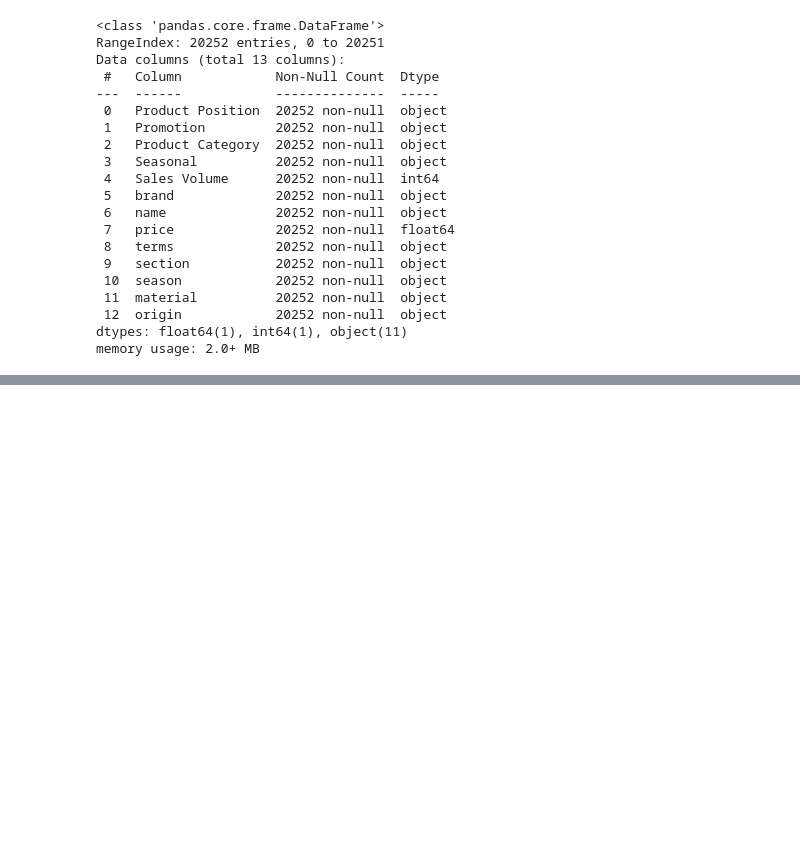
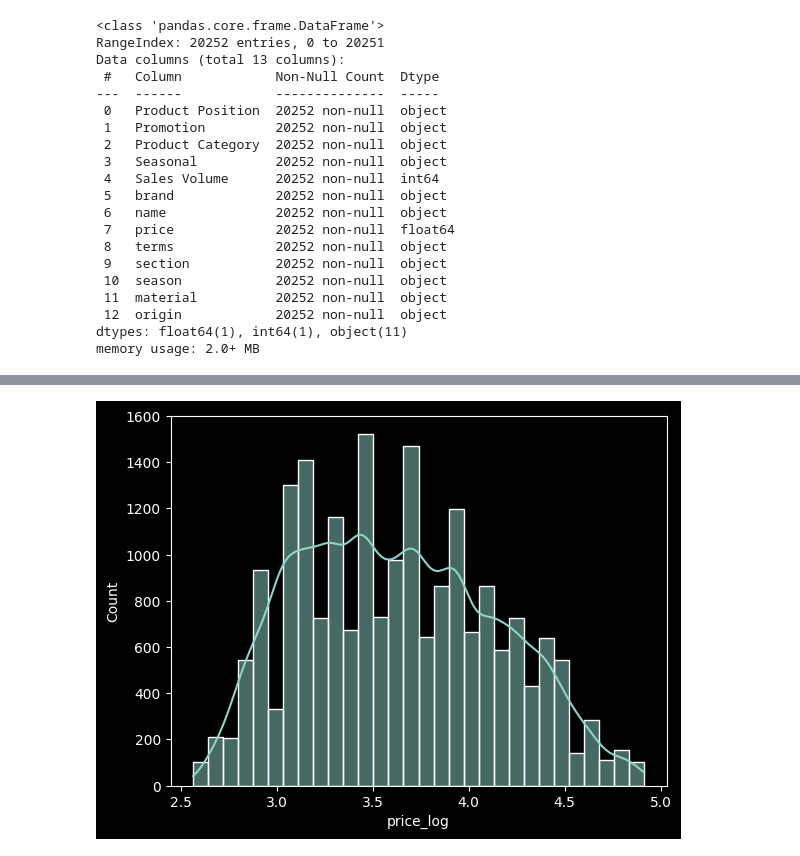
Before and after one commit to sumeet-016/Business-Sales-Data-Analysis-and-Prediction, a Jupyter notebook: DataAnalysis.ipynb, the cells around one changed output, grey strips where cells are left out. Drawn from its saved outputs; the diff is of its cells as text; code cells hidden in the pictures; blank space fills up the shorter version.

```diff
--- a/DataAnalysis.ipynb
+++ b/DataAnalysis.ipynb
@@ -191,0 +197,6 @@ data.head()
+# %%
+data['price_log'] = np.log1p(data['price'])   # safer than log(x)
+sns.histplot(data['price_log'], kde=True, bins=30)
+plt.show()
+# %% [output]
+[figure, added]
```
Also changed, not shown: parts of 3 cells of this notebook.
